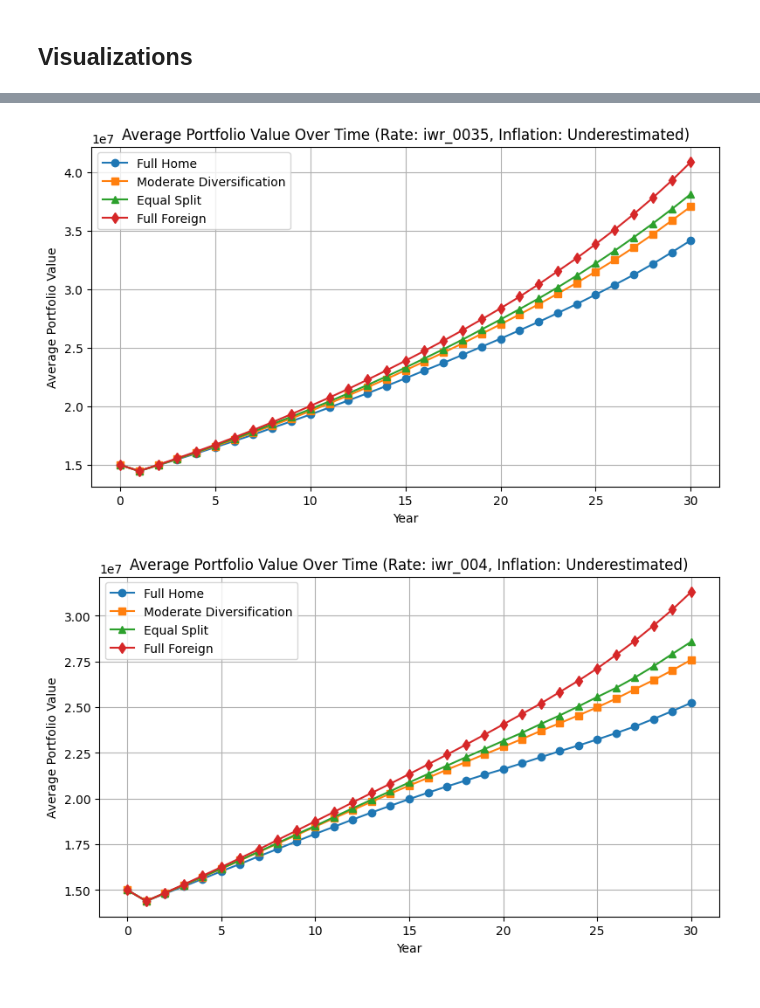
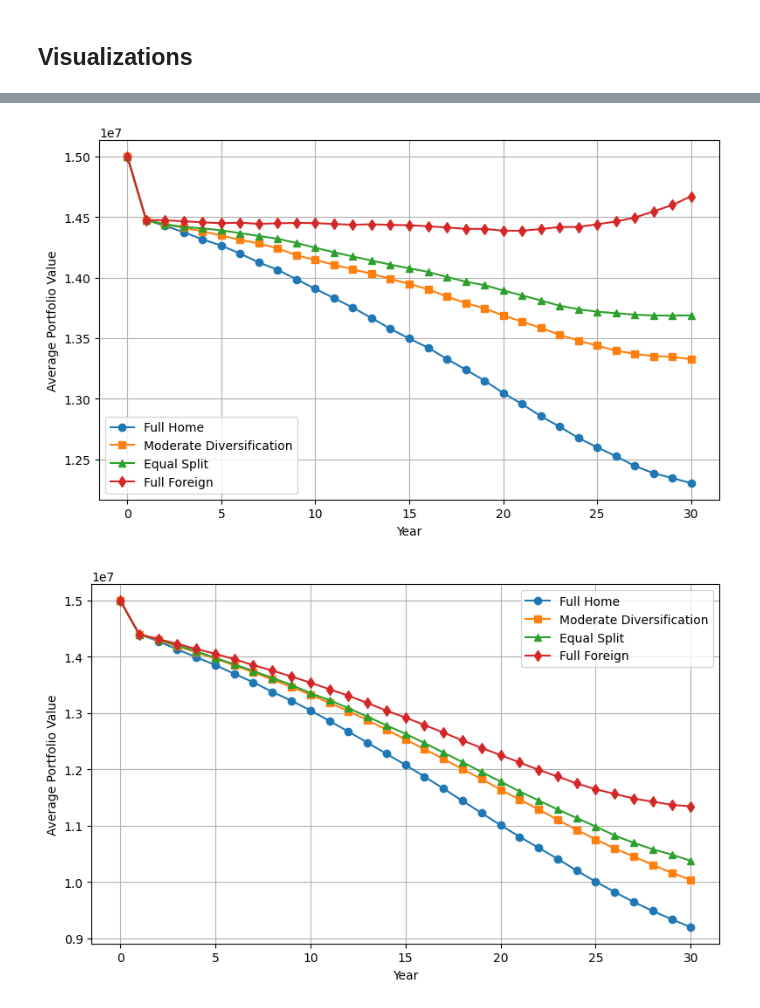
Before and after one commit to JachymS/FIRE_Rule_from_a_Perspective_of_a_Czech_Retail_Investor, a Jupyter notebook: Monte_Carlo/simulations_underest.ipynb, the cells around one changed output, grey strips where cells are left out. Drawn from its saved outputs; the diff is of its cells as text; code cells hidden in the pictures.

```diff
--- a/Monte_Carlo/simulations_underest.ipynb
+++ b/Monte_Carlo/simulations_underest.ipynb
@@ -503,12 +503,10 @@ full_foreign_statistics
 import matplotlib.pyplot as plt
 def compute_average_series(data_dict, key):
     """
-    Given a dict mapping key->list of simulations, where each sim is either
-    a flat list of values [v0, v1, …] or a list of [time, value] pairs,
-    compute the average value at each time step.
+    Compute average data series.
     """
     sims = data_dict[key]
-    # 1) Find maximum time index
+    # Find maximum time index
     max_t = 0
     for sim in sims:
         first = sim[0]
@@ -517,8 +515,7 @@ def compute_average_series(data_dict, key):
             max_t = max(max_t, max(times))
         else:
             max_t = max(max_t, len(sim) - 1)
-
-    # 2) Build an array [n_sims x (max_t+1)]
+    # Build an array [n_sims x (max_t+1)]
     arr = np.zeros((len(sims), max_t + 1))
     for i, sim in enumerate(sims):
         first = sim[0]
@@ -528,29 +525,22 @@ def compute_average_series(data_dict, key):
         else:
             for t, val in enumerate(sim):
                 arr[i, t] = val
-
-    # 3) Return mean across simulations
+    # Return mean across simulations
     return arr.mean(axis=0)
-
 def plot_multiple_scenarios(dicts, labels, key):
     """
-    Plot the average‐value time series for each dictionary in `dicts`,
-    labeling each with the corresponding entry in `labels`.
+    Plot the average-value time series for each dictionary.
     """
     plt.figure(figsize=(8, 5))
-    markers = ['o', 's', '^', 'd', 'v', 'P', '*']  # some marker styles
-
+    markers = ['o', 's', '^', 'd', 'v', 'P', '*']
     for i, (d, label) in enumerate(zip(dicts, labels)):
         series = compute_average_series(d, key)
         t = np.arange(len(series))
         plt.plot(t, series, marker=markers[i % len(markers)], label=label)
-
     if len(key)==8:
         key_new=str(int(key[-3:-1]))+"."+str(int(key[-1:]))+"%"
     else:
         key_new=str(int(key[-3:]))+"%"
-
-    plt.title(f'Average Portfolio Value Over Time (Rate: {key}, Inflation: Underestimated)')
     plt.xlabel('Year')
     plt.ylabel('Average Portfolio Value')
     plt.grid(True)
@@ -560,5 +550,5 @@ def plot_multiple_scenarios(dicts, labels, key):
     plt.show()
 # %%
 for name in full_home_portfolios.keys():
-    plot_multiple_scenarios(dicts=[full_home_portfolios, moderate_div_portfolios, equal_split_portfolios, full_foreign_portfolios], labels=['Full Home', 'Moderate Diversification', 'Equal Split', 'Full Foreign'], key=name)
+    plot_multiple_scenarios(dicts=[full_home_real, moderate_div_real, equal_split_real, full_foreign_real], labels=['Full Home', 'Moderate Diversification', 'Equal Split', 'Full Foreign'], key=name)
 # %% [output]
@@ -568,2 +558,2 @@ for name in full_home_portfolios.keys():
-[figure, old version]
+[figure, new version]
-[figure, old version]
+[figure, new version]
```
Also changed, not shown: parts of 1 cell of this notebook, 15 other files.
